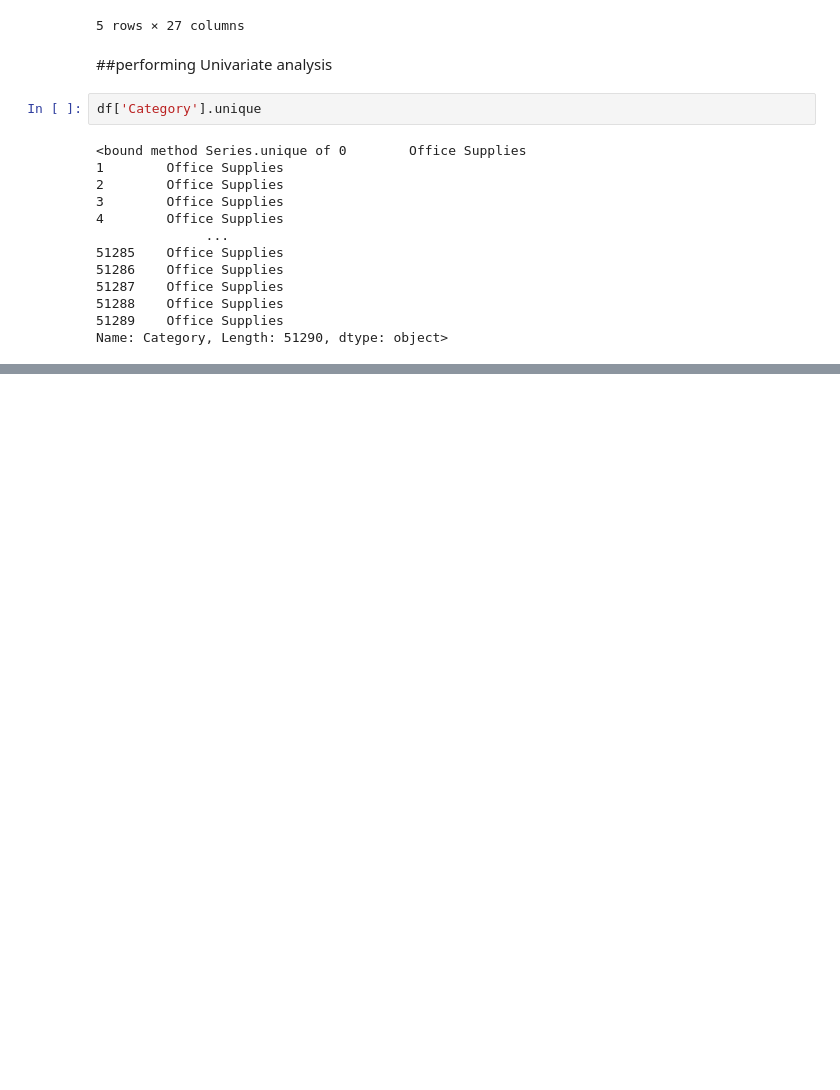
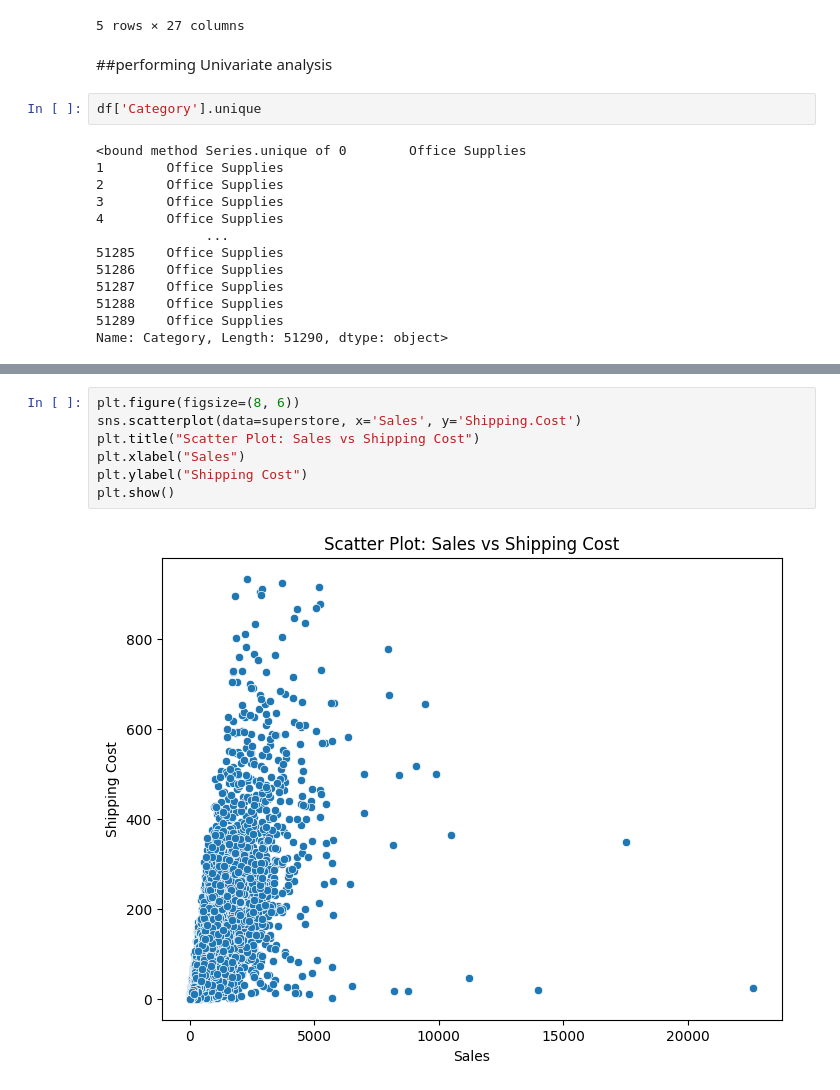
Before and after one commit to saiiexd/UNIVERSITY, a Jupyter notebook: Data Exploration/Class Notes/superstore.ipynb, the cells around one changed output, grey strips where cells are left out. Cells and saved outputs as stored; diff of their text form; blank space fills up the shorter version.

```diff
--- a/Data Exploration/Class Notes/superstore.ipynb
+++ b/Data Exploration/Class Notes/superstore.ipynb
@@ -88,0 +142,9 @@ NameError: name 'superstore' is not defined
+# %%
+plt.figure(figsize=(8, 6))
+sns.scatterplot(data=superstore, x='Sales', y='Shipping.Cost')
+plt.title("Scatter Plot: Sales vs Shipping Cost")
+plt.xlabel("Sales")
+plt.ylabel("Shipping Cost")
+plt.show()
+# %% [output]
+[figure, added]
```
Also changed, not shown: parts of 14 cells of this notebook.
